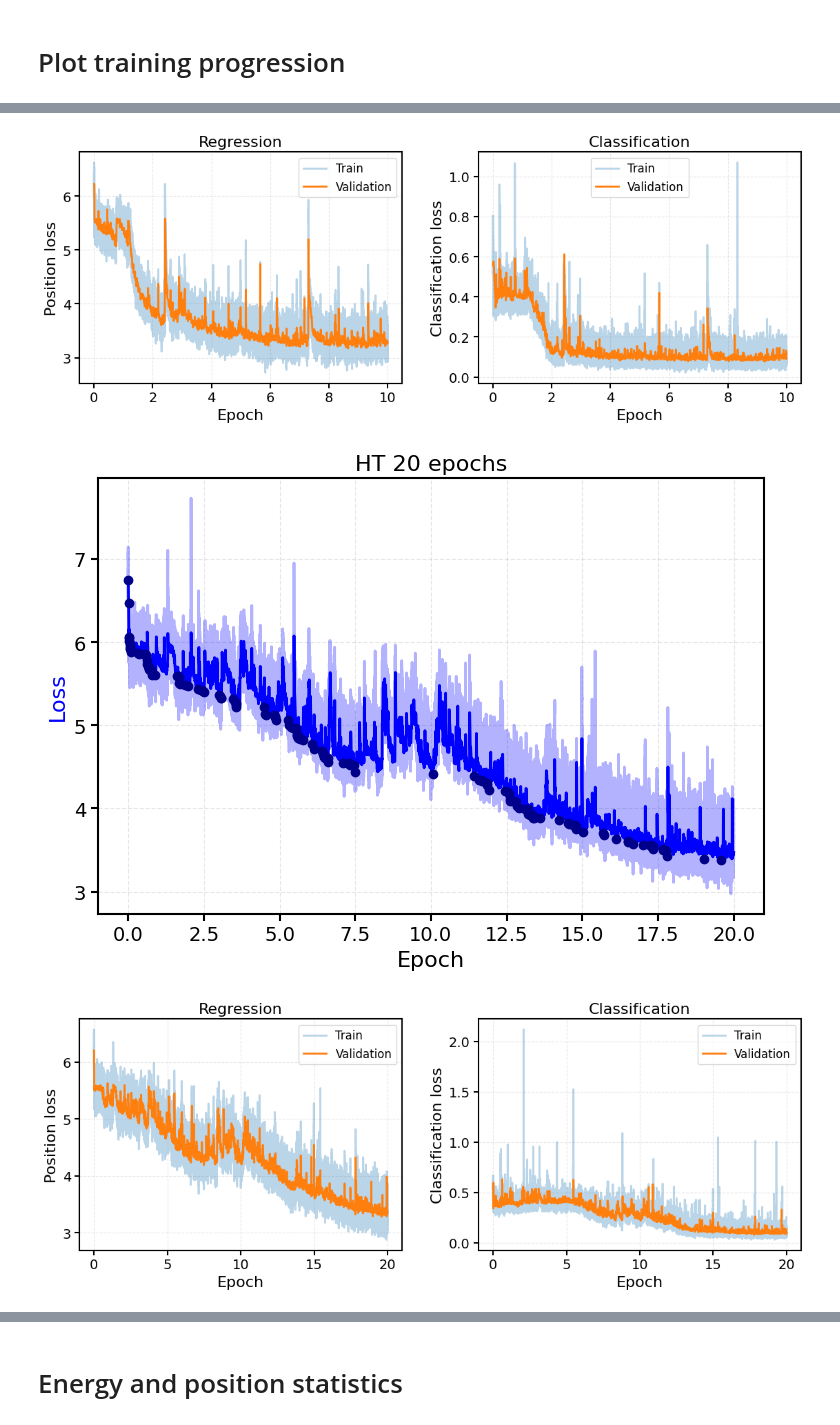
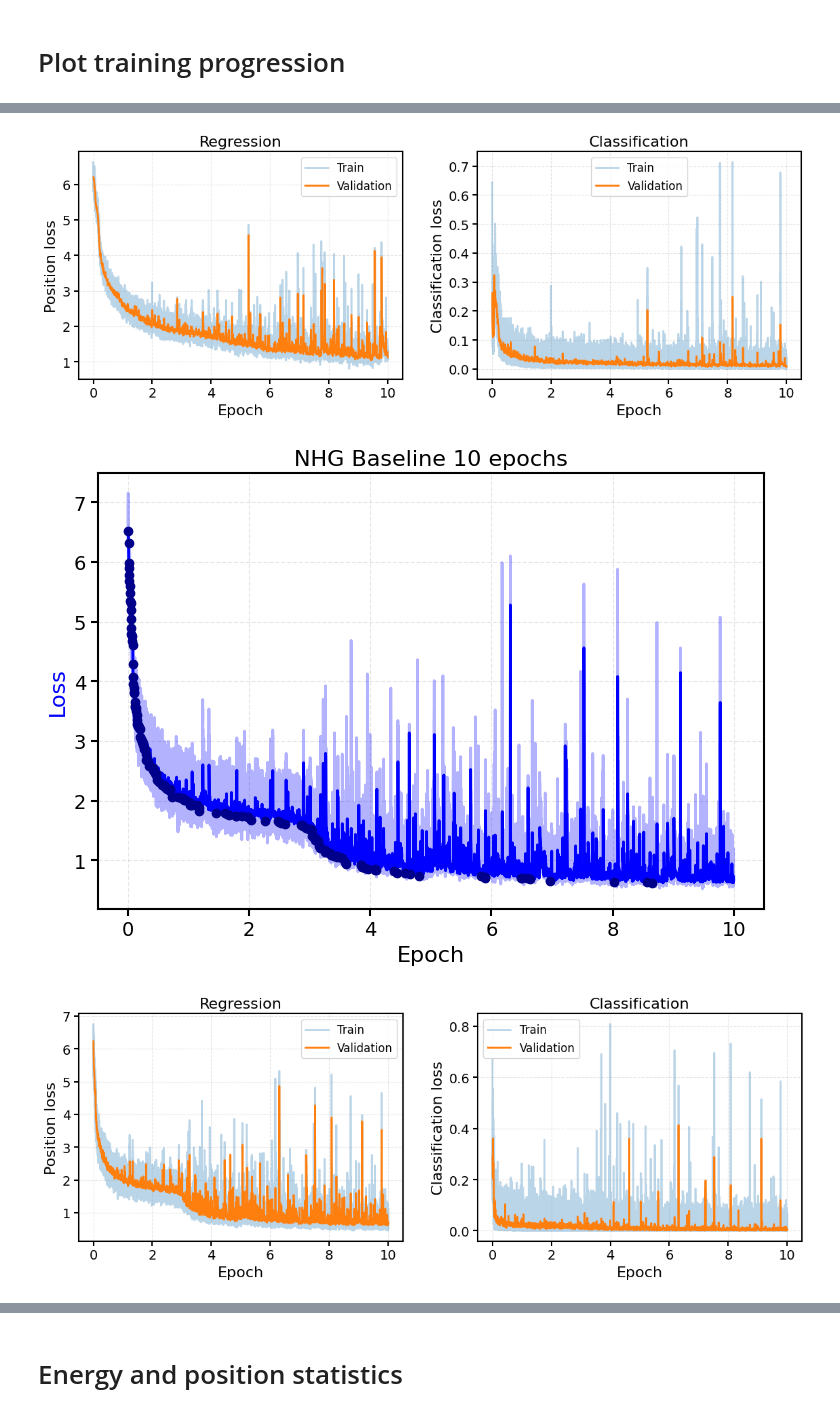
Before and after one commit to cid02219585/WatChMaL, a Jupyter notebook: regression_analysis_multi.ipynb, the cells around one changed output, grey strips where cells are left out. Cells and saved outputs as stored; diff of their text form; code cells hidden in the pictures.

```diff
--- a/regression_analysis_multi.ipynb
+++ b/regression_analysis_multi.ipynb
@@ -434,6 +444,20 @@ for r in ht_variable_position_event:
         fig_size=(12, 5),
         legend='best'
     )
+
+for r in nhg_variable_position_event:
+    # Joint loss
+    fig, ax = r.plot_training_progression(
+        legend=None,
+        fig_size=(8, 6),
+        title=r.run_label
+    )
+
+    # Separate position + classification losses
+    fig, axes = r.plot_loss_components(
+        fig_size=(12, 5),
+        legend='best'
+    )
 # for r in res_e_position_mean:
 #     fig, ax1 = r.plot_training_progression(legend=None, fig_size=(8,6), title=r.run_label)
 # for r in nhg_e_position_mean:
@@ -447,3 +471,3 @@ for r in ht_variable_position_event:
-[figure, old version]
+[figure, new version]
-[figure, old version]
+[figure, new version]
-[figure, old version]
+[figure, new version]
```
Also changed, not shown: parts of 9 cells of this notebook, 2 other files.
